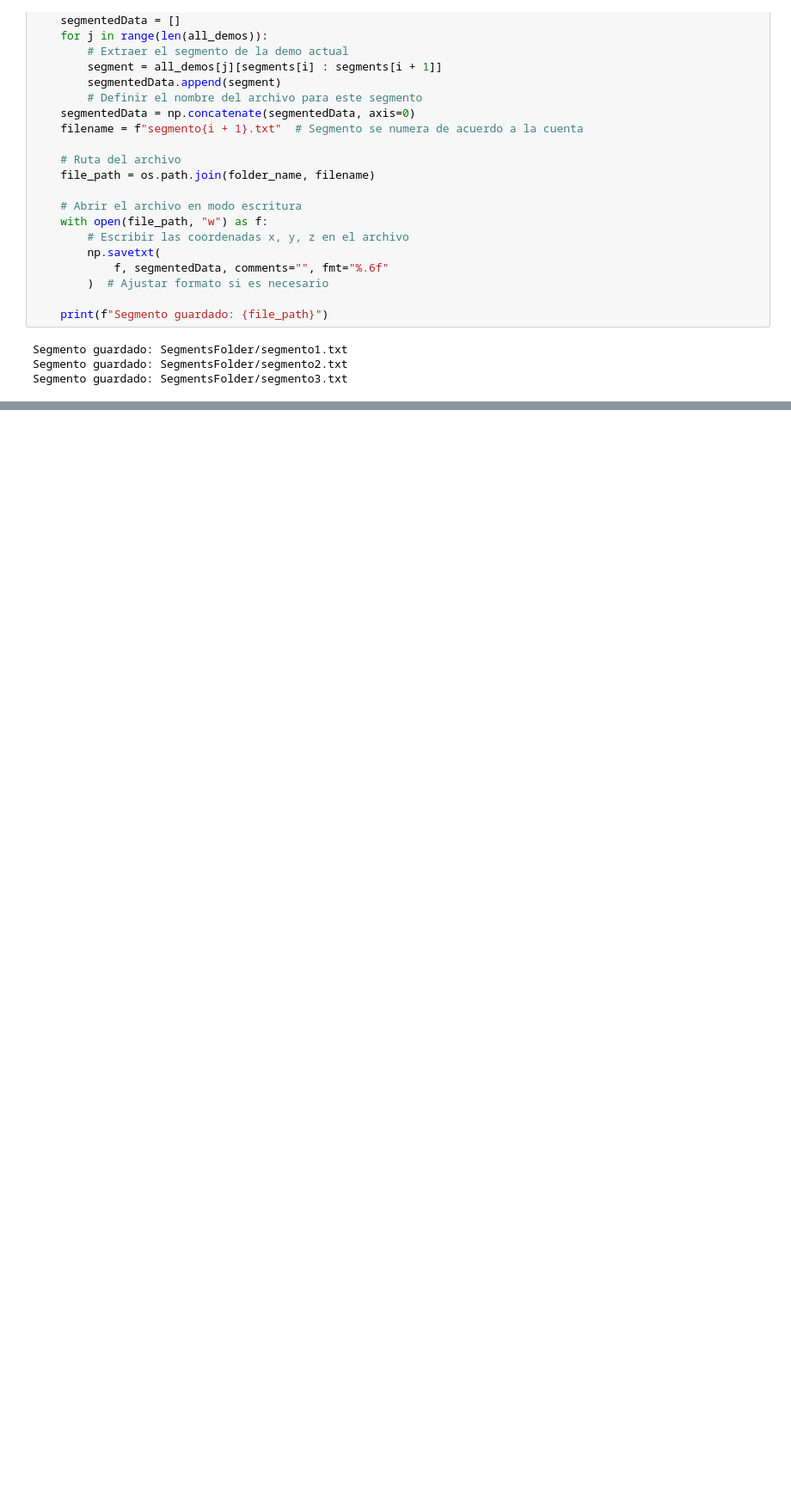
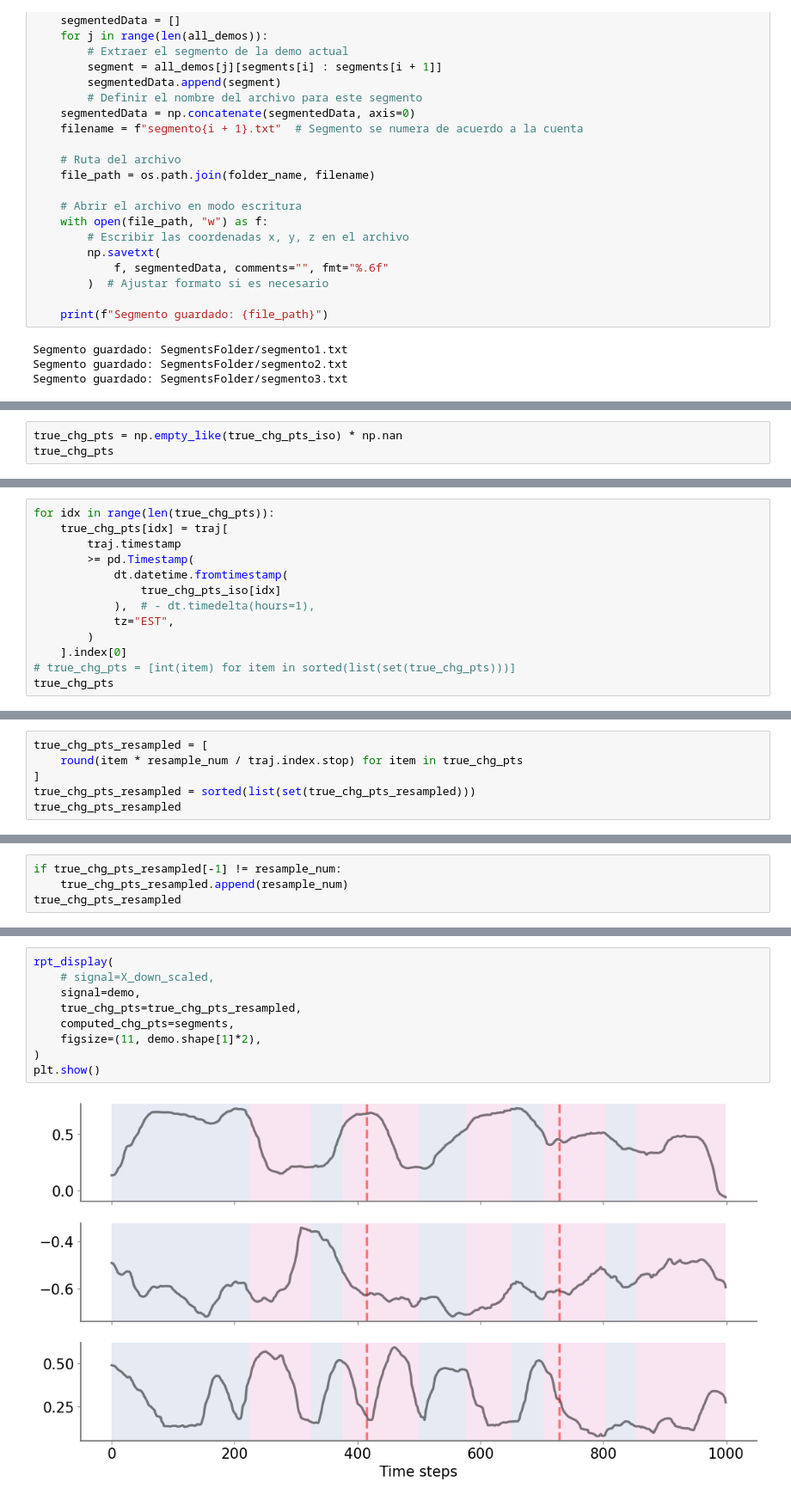
Before and after one commit to kir0ul/Segmentation-and-Grouping-Model, a Jupyter notebook: SegmentationProb/scripts/segm-ours.ipynb, the cells around one changed output, grey strips where cells are left out. Shown at 86% size. Saved outputs shown, nothing was run; the diff lists cells and outputs as text; blank space fills up the shorter version.

```diff
--- a/SegmentationProb/scripts/segm-ours.ipynb
+++ b/SegmentationProb/scripts/segm-ours.ipynb
@@ -668,0 +704,3 @@ Segmento guardado: SegmentsFolder/segmento3.txt
+# %%
+true_chg_pts = np.empty_like(true_chg_pts_iso) * np.nan
+true_chg_pts
@@ -668,0 +709,13 @@ Segmento guardado: SegmentsFolder/segmento3.txt
+# %%
+for idx in range(len(true_chg_pts)):
+    true_chg_pts[idx] = traj[
+        traj.timestamp
+        >= pd.Timestamp(
+            dt.datetime.fromtimestamp(
+                true_chg_pts_iso[idx]
+            ),  # - dt.timedelta(hours=1),
+            tz="EST",
+        )
+    ].index[0]
+# true_chg_pts = [int(item) for item in sorted(list(set(true_chg_pts)))]
+true_chg_pts
@@ -668,0 +725,6 @@ Segmento guardado: SegmentsFolder/segmento3.txt
+# %%
+true_chg_pts_resampled = [
+    round(item * resample_num / traj.index.stop) for item in true_chg_pts
+]
+true_chg_pts_resampled = sorted(list(set(true_chg_pts_resampled)))
+true_chg_pts_resampled
@@ -668,0 +733,4 @@ Segmento guardado: SegmentsFolder/segmento3.txt
+# %%
+if true_chg_pts_resampled[-1] != resample_num:
+    true_chg_pts_resampled.append(resample_num)
+true_chg_pts_resampled
@@ -668,0 +881,11 @@ Segmento guardado: SegmentsFolder/segmento3.txt
+# %%
+rpt_display(
+    # signal=X_down_scaled,
+    signal=demo,
+    true_chg_pts=true_chg_pts_resampled,
+    computed_chg_pts=segments,
+    figsize=(11, demo.shape[1]*2),
+)
+plt.show()
+# %% [output]
+[figure, added]
```
Also changed, not shown: parts of 17 cells of this notebook.
